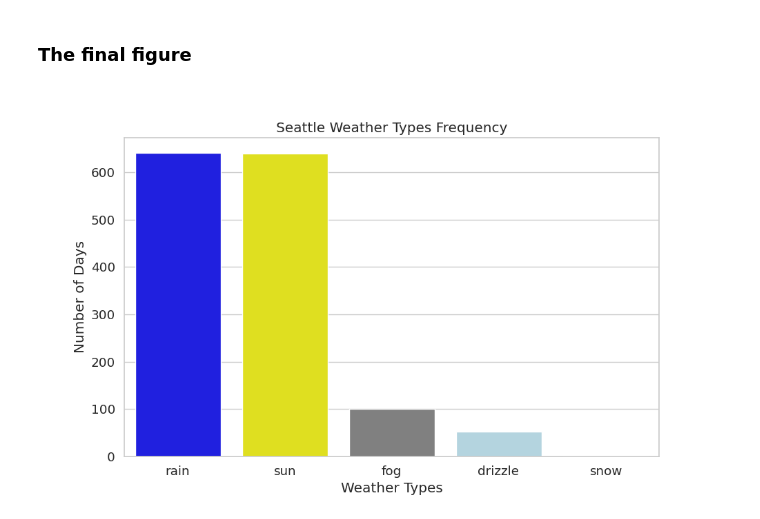
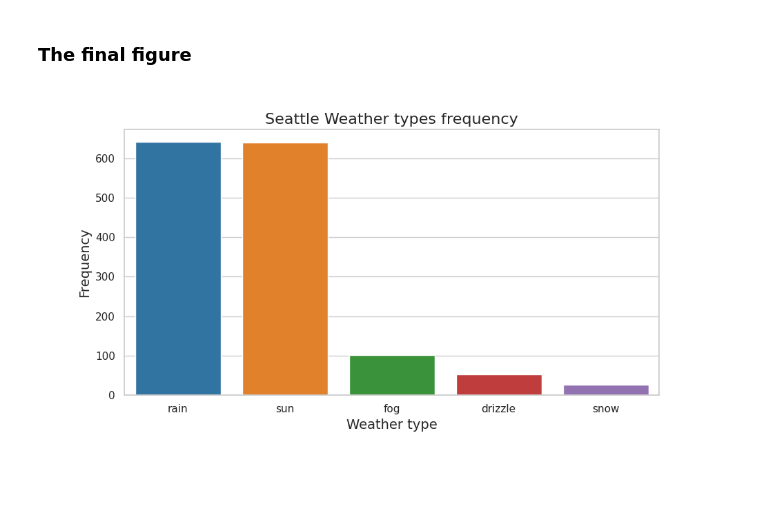
Before and after one commit to fridaruh/ML_and_IA_for_Finance, a Jupyter notebook: agentchat_groupchat_vis.ipynb, the cells around one changed output. Saved outputs shown, nothing was run; the diff lists cells and outputs as text; code cells hidden in the pictures; blank space fills up the shorter version.

```diff
--- a/agentchat_groupchat_vis.ipynb
+++ b/agentchat_groupchat_vis.ipynb
@@ -183,6 +185,6 @@ Plot has been saved to 'weather_plot.png'.
 # %% [markdown]
 ### The final figure
 # %%
-Image(filename="groupchat/improved_weather_plot.png")
+Image(filename="/content/groupchat/weather_plot.png")
 # %% [output]
-[figure, old version]
+[figure, new version]
```
Also changed, not shown: parts of 4 cells of this notebook.
